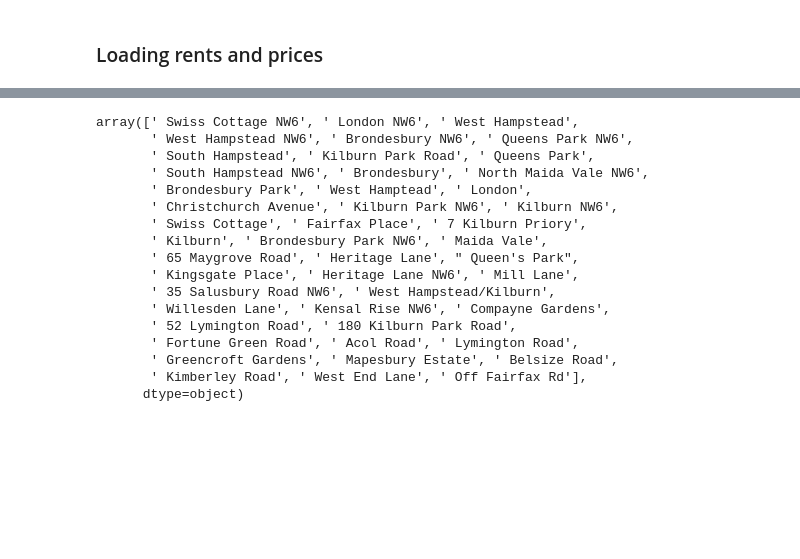
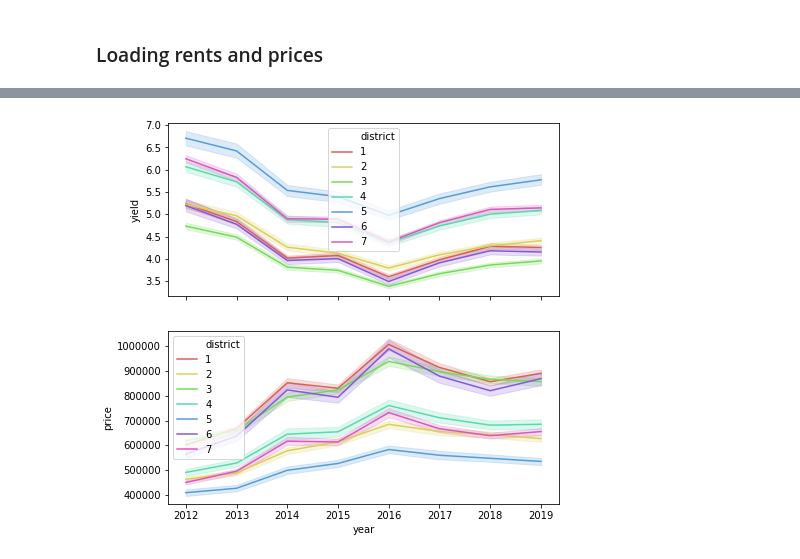
Before and after one commit to angelrureLurtis/LondonNW6, a Jupyter notebook: Part 2 Forecasting Prices and Rents.ipynb, the cells around one changed output, grey strips where cells are left out. Saved outputs shown, nothing was run; the diff lists cells and outputs as text; code cells hidden in the pictures; blank space fills up the shorter version.

```diff
--- a/Part 2 Forecasting Prices and Rents.ipynb
+++ b/Part 2 Forecasting Prices and Rents.ipynb
@@ -208,6 +223,17 @@ plt.show()
 # %%
+# Load sale data
 sales = pd.read_csv('nw6_data_price_fut_years_prediction.csv', index_col=0)
 sales.loc[sales['beds']>=4,'beds'] = 4
+sales['district'] = sales['postcode'].str[4]
+# %%
+# Load postcode data
+postcodes = pd.read_csv('./postcode_NW6_to_roads.csv', index_col=0)
+postcodes = postcodes.to_dict()['roads']
+postcodes = {key:eval(postcodes[key]) for key in postcodes.keys()}
+to_postcodes = {road.lower().replace('\'',''):\
+                postcode for postcode in postcodes.keys() for road in postcodes[postcode]}
 # %%
-rents = pd.read_csv('nw6_data_rent_prev_years_prediction.csv', index_col=0).rename(columns={'price': 'rent'})
-rents_agg = rents.groupby(['beds', 'year'])['rent'].mean().reset_index()
+# Load rent data
+rents = pd.read_csv('nw6_data_rent_prev_years_prediction.csv', index_col=0)\
+          .rename(columns={'price': 'rent'})
+rents = direction_to_postcode(rents, 'direction', to_postcodes)
@@ -258,20 +239,0 @@ rents
-# %%
-rents['direction'].str.split(',').str[1].unique()
-# %% [output]
-array([' Swiss Cottage NW6', ' London NW6', ' West Hampstead',
-       ' West Hampstead NW6', ' Brondesbury NW6', ' Queens Park NW6',
-       ' South Hampstead', ' Kilburn Park Road', ' Queens Park',
-       ' South Hampstead NW6', ' Brondesbury', ' North Maida Vale NW6',
-       ' Brondesbury Park', ' West Hamptead', ' London',
-       ' Christchurch Avenue', ' Kilburn Park NW6', ' Kilburn NW6',
-       ' Swiss Cottage', ' Fairfax Place', ' 7 Kilburn Priory',
-       ' Kilburn', ' Brondesbury Park NW6', ' Maida Vale',
-       ' 65 Maygrove Road', ' Heritage Lane', " Queen's Park",
-       ' Kingsgate Place', ' Heritage Lane NW6', ' Mill Lane',
-       ' 35 Salusbury Road NW6', ' West Hampstead/Kilburn',
-       ' Willesden Lane', ' Kensal Rise NW6', ' Compayne Gardens',
-       ' 52 Lymington Road', ' 180 Kilburn Park Road',
-       ' Fortune Green Road', ' Acol Road', ' Lymington Road',
-       ' Greencroft Gardens', ' Mapesbury Estate', ' Belsize Road',
-       ' Kimberley Road', ' West End Lane', ' Off Fairfax Rd'],
-      dtype=object)
@@ -328,0 +240,22 @@ Worcester Mews
+# %%
+# Merge the data
+
+rents_agg = rents.groupby(['beds', 'year', 'district'])['rent'].mean().reset_index()
+
+full_data =  sales.merge(rents_agg, on=['beds', 'year', 'district'])
+
+full_data['district'] = full_data['district'].astype(int)
+
+full_data['yield'] = 12*100*full_data['rent']/full_data['price']
+# %%
+f, axes = plt.subplots(2, 1, figsize=(7, 7), sharex=True)
+
+sns.lineplot(y='yield', x='year', data=full_data, hue='district', \
+             palette=sns.color_palette("hls", 7), ax=axes[0])
+
+sns.lineplot(y='price', x='year', data=full_data, hue='district', \
+             palette=sns.color_palette("hls", 7), ax=axes[1])
+
+plt.show()
+# %% [output]
+[figure, added]
```
Also changed, not shown: parts of 19 cells of this notebook, 1 other file.
